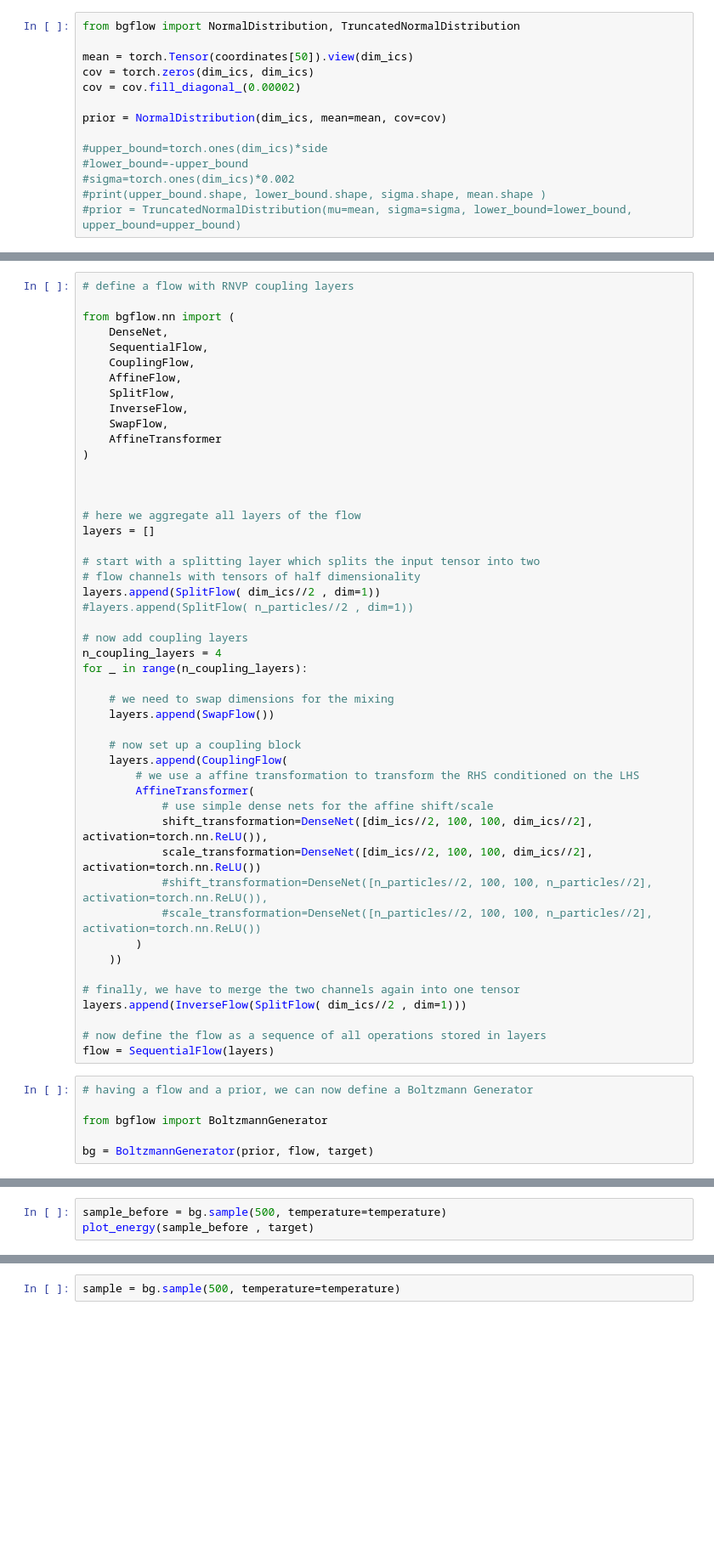
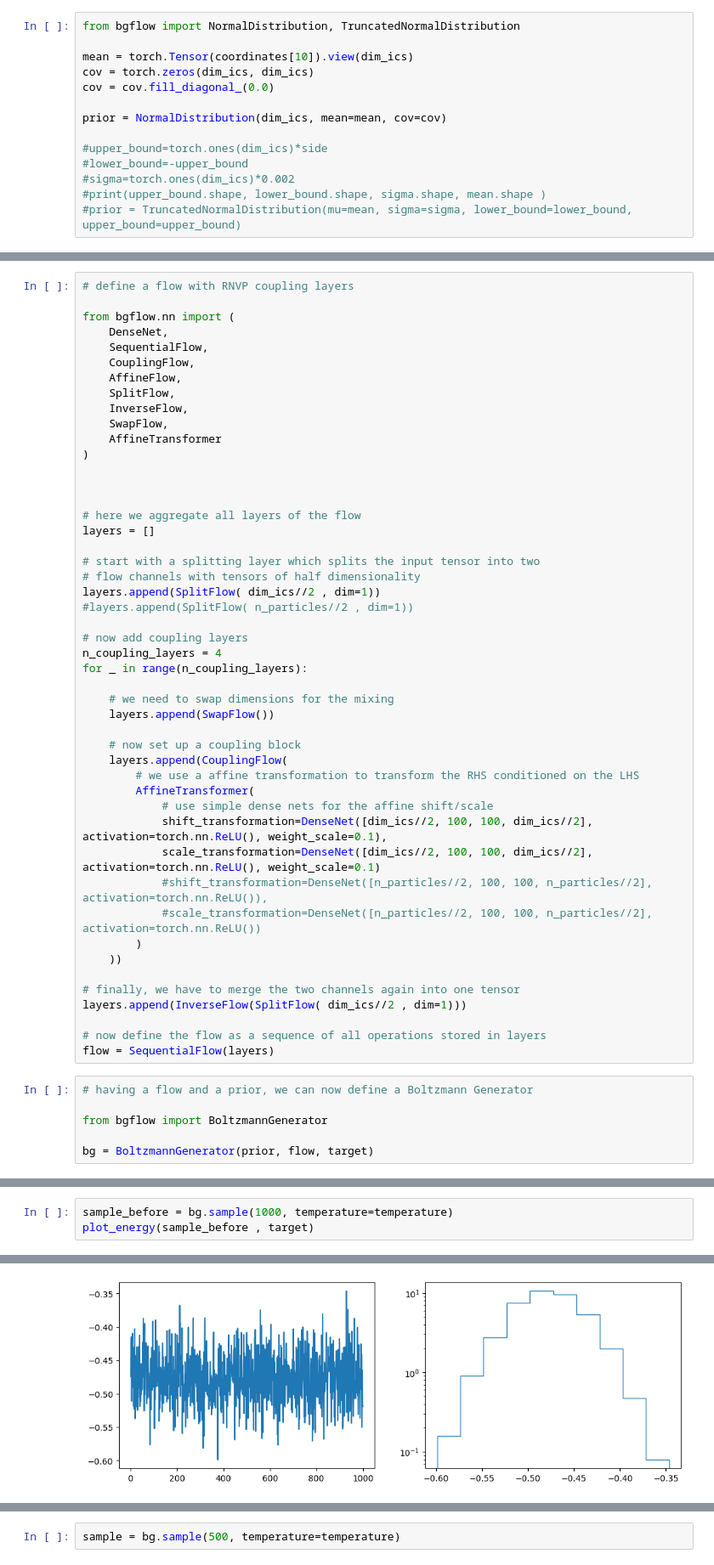
Before and after one commit to anero-wr/bgflow, a Jupyter notebook: notebooks/LJ_production.ipynb, the cells around one changed output, grey strips where cells are left out. Shown at 85% size. Cells and saved outputs as stored; diff of their text form; blank space fills up the shorter version.

```diff
--- a/notebooks/LJ_production.ipynb
+++ b/notebooks/LJ_production.ipynb
@@ -79,9 +87,9 @@ plot_energy(coordinates, target)
 # %%
 from bgflow import NormalDistribution, TruncatedNormalDistribution
 
-mean = torch.Tensor(coordinates[50]).view(dim_ics)
+mean = torch.Tensor(coordinates[10]).view(dim_ics)
 cov = torch.zeros(dim_ics, dim_ics)
-cov = cov.fill_diagonal_(0.00002)
+cov = cov.fill_diagonal_(0.0)
 
 prior = NormalDistribution(dim_ics, mean=mean, cov=cov)
 
@@ -176,8 +188,8 @@ for _ in range(n_coupling_layers):
         # we use a affine transformation to transform the RHS conditioned on the LHS
         AffineTransformer(
             # use simple dense nets for the affine shift/scale
-            shift_transformation=DenseNet([dim_ics//2, 100, 100, dim_ics//2], activation=torch.nn.ReLU()),
-            scale_transformation=DenseNet([dim_ics//2, 100, 100, dim_ics//2], activation=torch.nn.ReLU())
+            shift_transformation=DenseNet([dim_ics//2, 100, 100, dim_ics//2], activation=torch.nn.ReLU(), weight_scale=0.1),
+            scale_transformation=DenseNet([dim_ics//2, 100, 100, dim_ics//2], activation=torch.nn.ReLU(), weight_scale=0.1)
             #shift_transformation=DenseNet([n_particles//2, 100, 100, n_particles//2], activation=torch.nn.ReLU()),
             #scale_transformation=DenseNet([n_particles//2, 100, 100, n_particles//2], activation=torch.nn.ReLU())
         )
@@ -199,3 +209,4 @@ bg = BoltzmannGenerator(prior, flow, target)
 # %%
-sample_before = bg.sample(500, temperature=temperature)
+sample_before = bg.sample(1000, temperature=temperature)
 plot_energy(sample_before , target)
+# %% [output]
@@ -202,3 +216,4 @@ plot_energy(sample_before , target)
+[figure, added]
 # %%
 # initial training with likelihood maximization on data set
 
```
Also changed, not shown: parts of 15 cells of this notebook, 4 other files.
